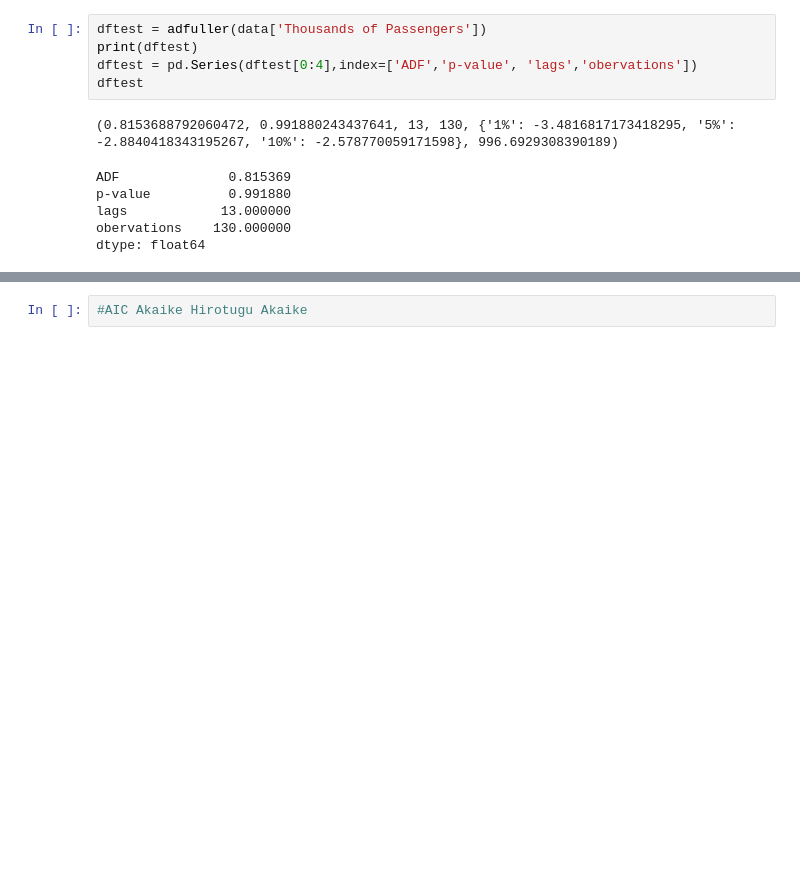
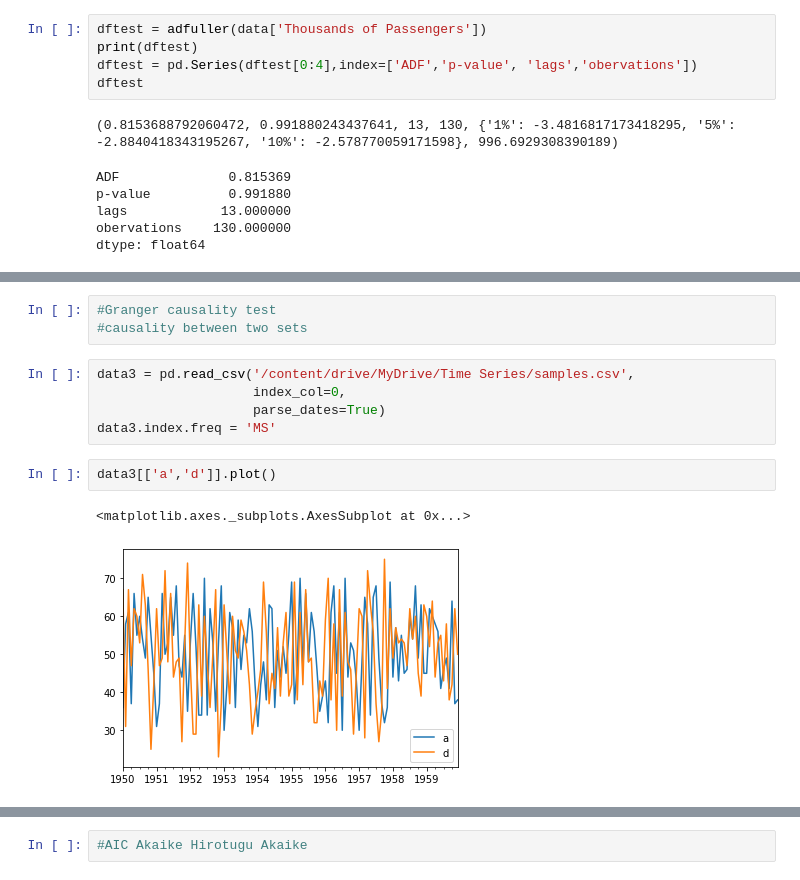
Before and after one commit to kozz84/Udemy, a Jupyter notebook: Time_Series.ipynb, the cells around one changed output, grey strips where cells are left out. Cells and saved outputs as stored; diff of their text form; blank space fills up the shorter version.

```diff
--- a/Time_Series.ipynb
+++ b/Time_Series.ipynb
@@ -869,0 +890,13 @@ dtype: float64
+# %%
+#Granger causality test
+#causality between two sets
+# %%
+data3 = pd.read_csv('/content/drive/MyDrive/Time Series/samples.csv',
+                    index_col=0,
+                    parse_dates=True)
+data3.index.freq = 'MS'
+# %%
+data3[['a','d']].plot()
+# %% [output]
+<matplotlib.axes._subplots.AxesSubplot at 0x...>
+[figure, added]
```
Also changed, not shown: parts of 16 cells of this notebook.
